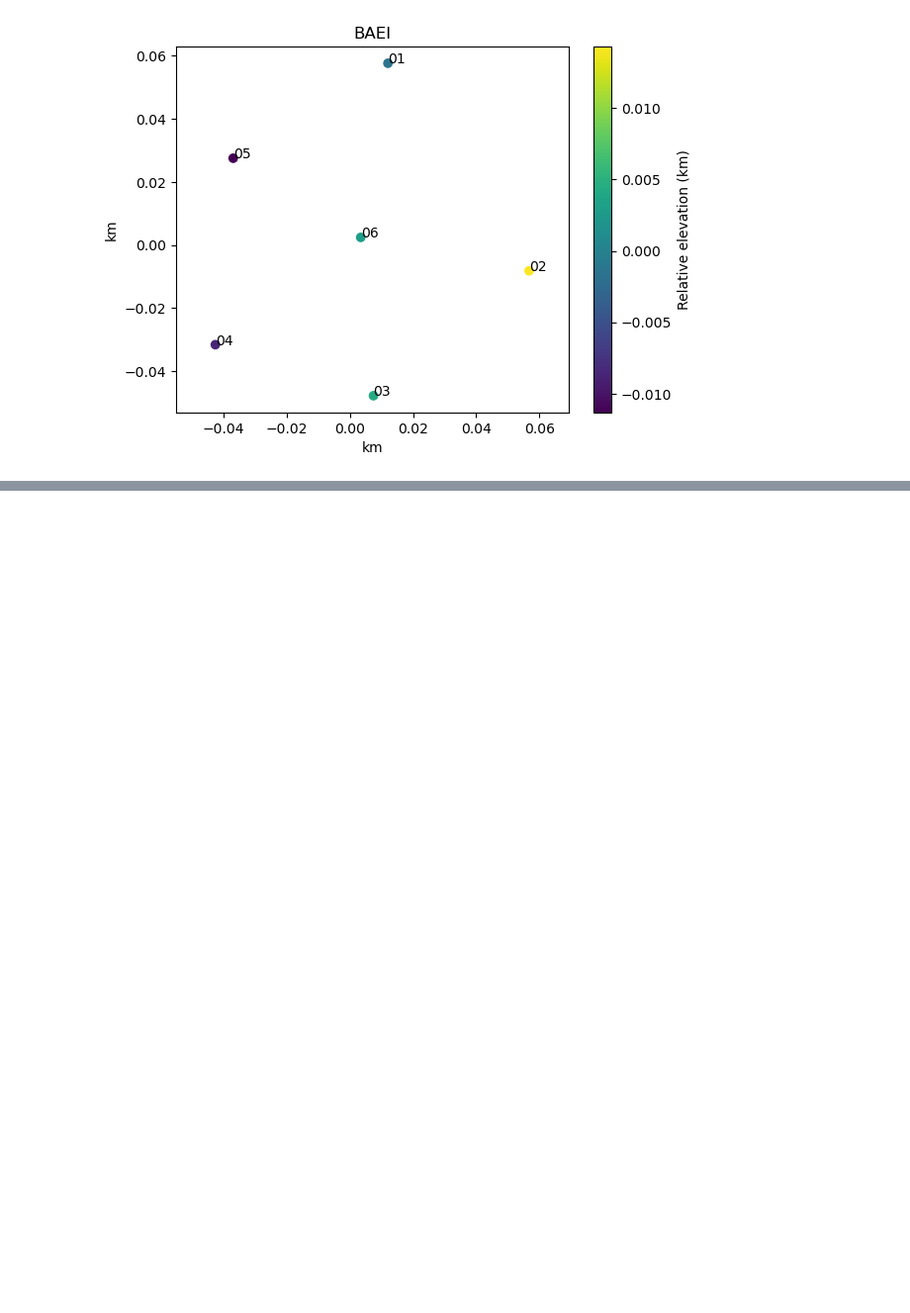
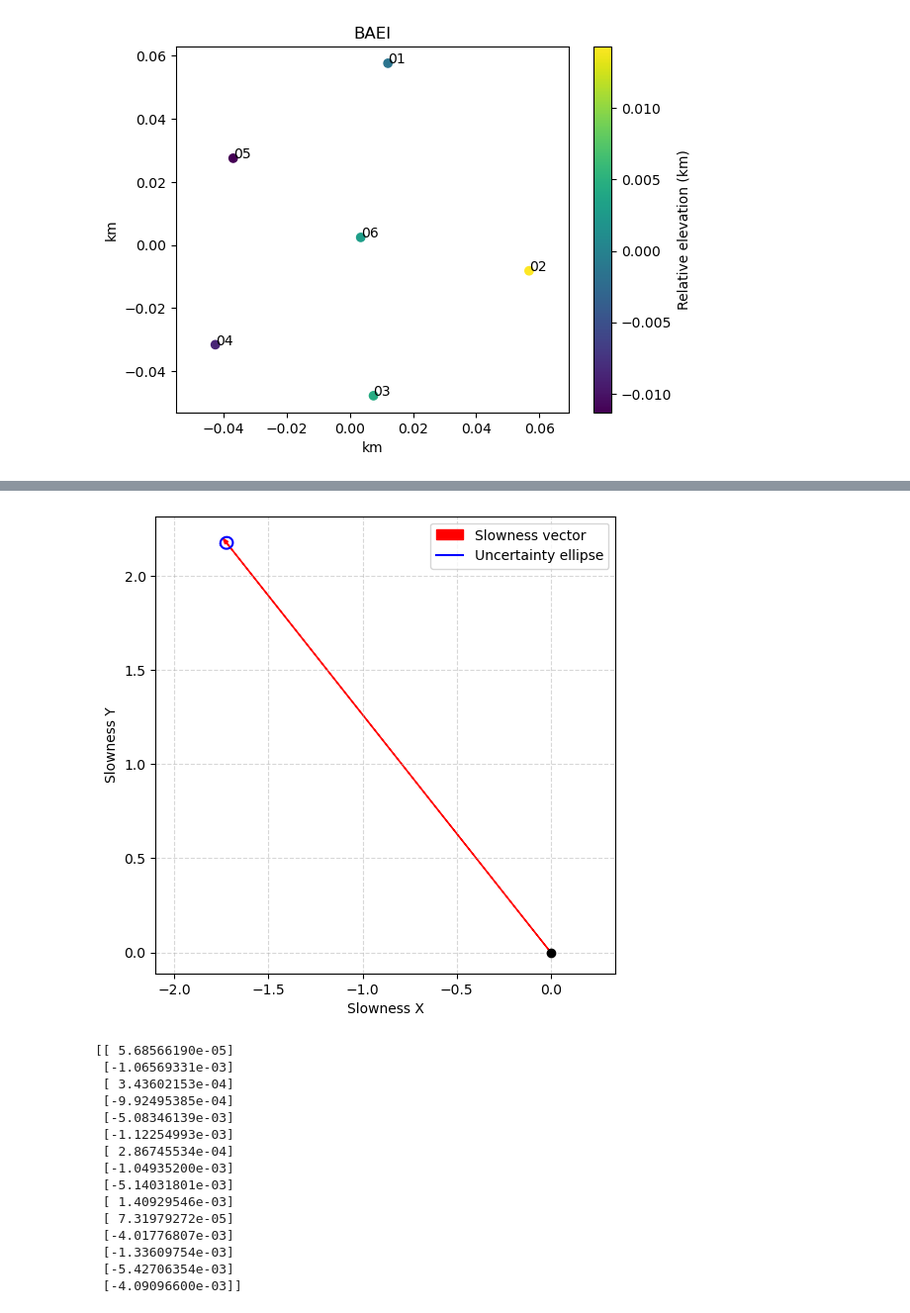
Before and after one commit to csaundersshultz/lts_array, a Jupyter notebook: lts_testing.ipynb, the cells around one changed output, grey strips where cells are left out. Shown at 99% size. Cells and saved outputs as stored; diff of their text form; code cells hidden in the pictures; blank space fills up the shorter version.

```diff
--- a/lts_testing.ipynb
+++ b/lts_testing.ipynb
@@ -147,0 +303,74 @@ xij_mad are equal --> False
+# %%
+#Visualize uncertainty ellipse for ltsva2 jj=10
+import numpy as np
+import matplotlib.pyplot as plt
+from matplotlib.patches import Ellipse
+
+def plot_uncertainty_ellipse(sx, sy, a, b, R, residuals=None):
+    """
+    Visualize slowness vector, residuals, and uncertainty ellipse.
+
+    Parameters
+    ----------
+    sx, sy : float
+        Slowness vector components.
+    a, b : float
+        Semi-major and semi-minor axes of the uncertainty ellipse.
+    R : ndarray
+        2x2 rotation matrix that orients the ellipse.
+    residuals : ndarray, optional
+        Residuals (errors), shape (N, 1) or (N,). If provided, they are plotted as text/hist.
+    """
+
+    fig, ax = plt.subplots(figsize=(6,6))
+
+    # Plot slowness vector
+    ax.plot(0, 0, 'ko')  # origin
+    ax.arrow(0, 0, sx, sy, head_width=0.02, fc='r', ec='r', label="Slowness vector")
+
+    # Build ellipse in rotated coordinates
+    theta = np.linspace(0, 2*np.pi, 200)
+    ellipse = np.vstack([a*np.cos(theta), b*np.sin(theta)])  # (2, N)
+    ellipse_rot = R @ ellipse
+    ellipse_rot = ellipse_rot.T + np.array([sx, sy])  # shift ellipse to (sx, sy)
+
+    ax.plot(ellipse_rot[:,0], ellipse_rot[:,1], 'b-', label="Uncertainty ellipse")
+
+    # Style
+    ax.set_xlabel("Slowness X")
+    ax.set_ylabel("Slowness Y")
+    ax.legend()
+    ax.axis("equal")
+    ax.grid(True, linestyle="--", alpha=0.5)
+
+    # If residuals are given, make a histogram alongside
+    if residuals is not None:
+        fig2, ax2 = plt.subplots()
+        ax2.hist(residuals.flatten(), bins=20, edgecolor="k", alpha=0.7)
+        ax2.set_xlabel("Residual (s)")
+        ax2.set_ylabel("Count")
+        ax2.set_title("Residual Distribution")
+
+    plt.show()
+
+
+sx, sy, a, b, R, res = ltsva2.sx, ltsva2.sy, ltsva2.a, ltsva2.b, ltsva2.R, ltsva2.residuals
+plot_uncertainty_ellipse(sx, sy, a, b, R)
+print(res)
+# %% [output]
+[figure, added]
+[[ 5.68566190e-05]
+ [-1.06569331e-03]
+ [ 3.43602153e-04]
+ [-9.92495385e-04]
+ [-5.08346139e-03]
+ [-1.12254993e-03]
+ [ 2.86745534e-04]
+ [-1.04935200e-03]
+ [-5.14031801e-03]
+ [ 1.40929546e-03]
+ [ 7.31979272e-05]
+ [-4.01776807e-03]
+ [-1.33609754e-03]
+ [-5.42706354e-03]
+ [-4.09096600e-03]]
```
Also changed, not shown: parts of 4 cells of this notebook, 2 other files.
